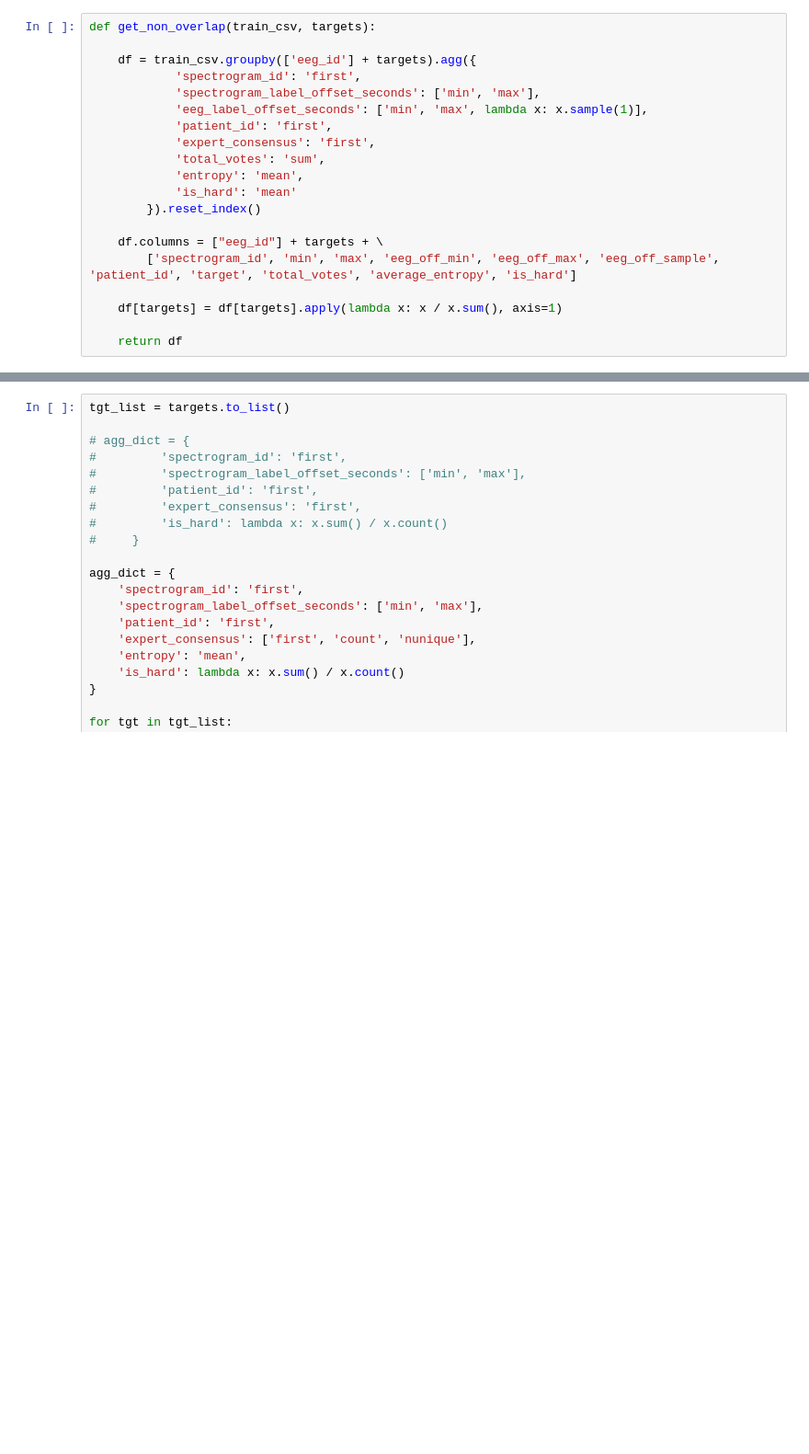
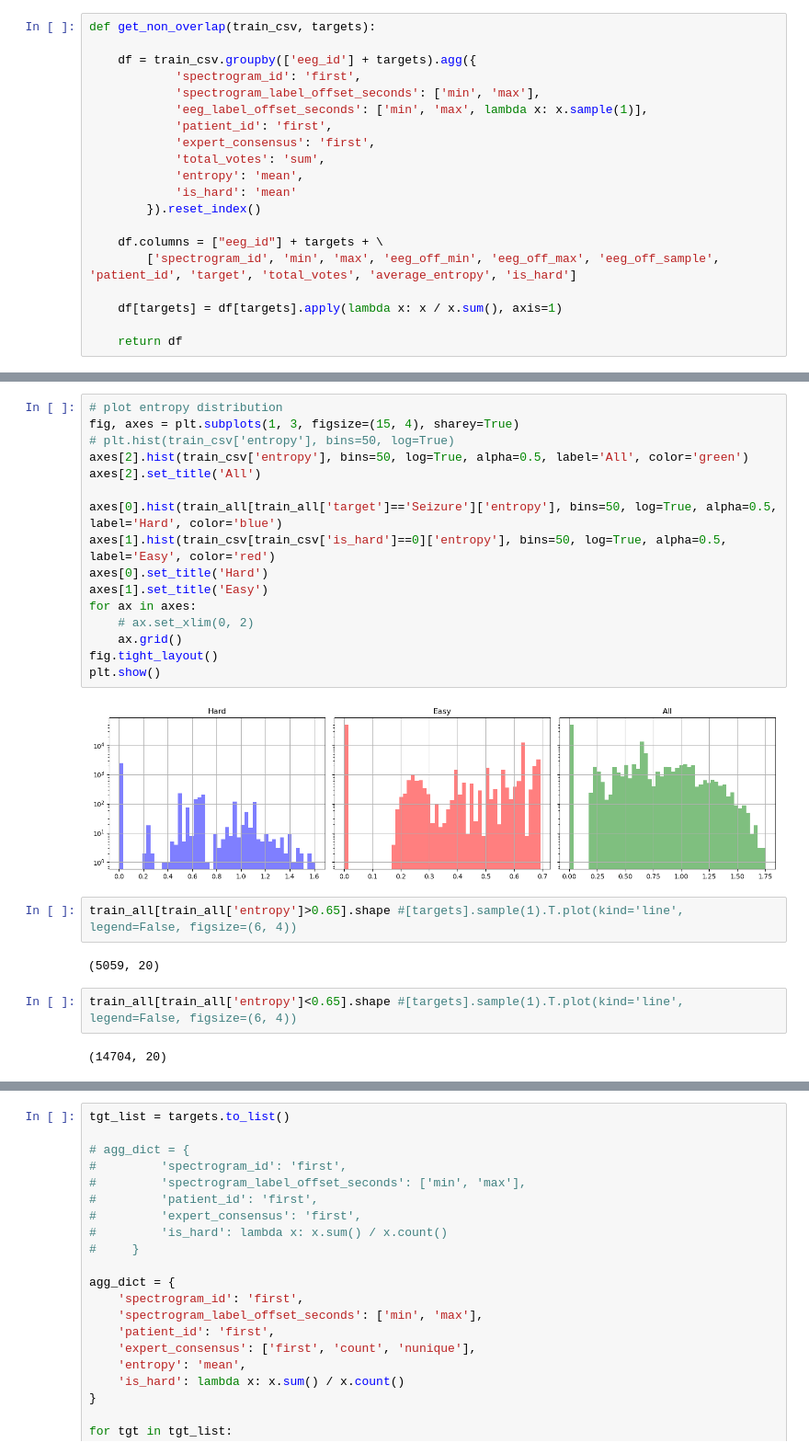
Before and after one commit to AzimuthLI/kaggle_hms, a Jupyter notebook: EDA_Data_Split.ipynb, the cells around one changed output, grey strips where cells are left out. Shown at 92% size. Cells and saved outputs as stored; diff of their text form; blank space fills up the shorter version.

```diff
--- a/EDA_Data_Split.ipynb
+++ b/EDA_Data_Split.ipynb
@@ -96,0 +167,26 @@ targets:  ['seizure_vote', 'lpd_vote', 'gpd_vote', 'lrda_vote', 'grda_vote', 'ot
+# %%
+# plot entropy distribution
+fig, axes = plt.subplots(1, 3, figsize=(15, 4), sharey=True)
+# plt.hist(train_csv['entropy'], bins=50, log=True)
+axes[2].hist(train_csv['entropy'], bins=50, log=True, alpha=0.5, label='All', color='green')
+axes[2].set_title('All')
+
+axes[0].hist(train_all[train_all['target']=='Seizure']['entropy'], bins=50, log=True, alpha=0.5, label='Hard', color='blue')
+axes[1].hist(train_csv[train_csv['is_hard']==0]['entropy'], bins=50, log=True, alpha=0.5, label='Easy', color='red')
+axes[0].set_title('Hard')
+axes[1].set_title('Easy')
+for ax in axes:
+    # ax.set_xlim(0, 2)
+    ax.grid()
+fig.tight_layout()
+plt.show()
+# %% [output]
+[figure, added]
+# %%
+train_all[train_all['entropy']>0.65].shape #[targets].sample(1).T.plot(kind='line', legend=False, figsize=(6, 4))
+# %% [output]
+(5059, 20)
+# %%
+train_all[train_all['entropy']<0.65].shape #[targets].sample(1).T.plot(kind='line', legend=False, figsize=(6, 4))
+# %% [output]
+(14704, 20)
```
Also changed, not shown: parts of 16 cells of this notebook, 4 other files.
